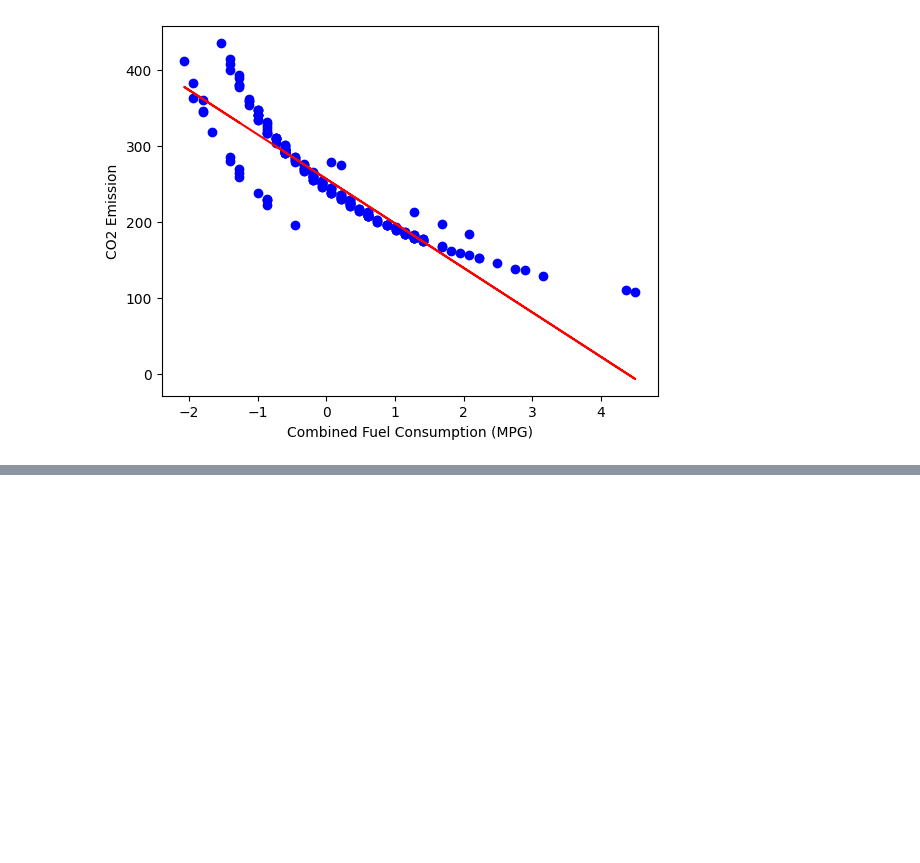
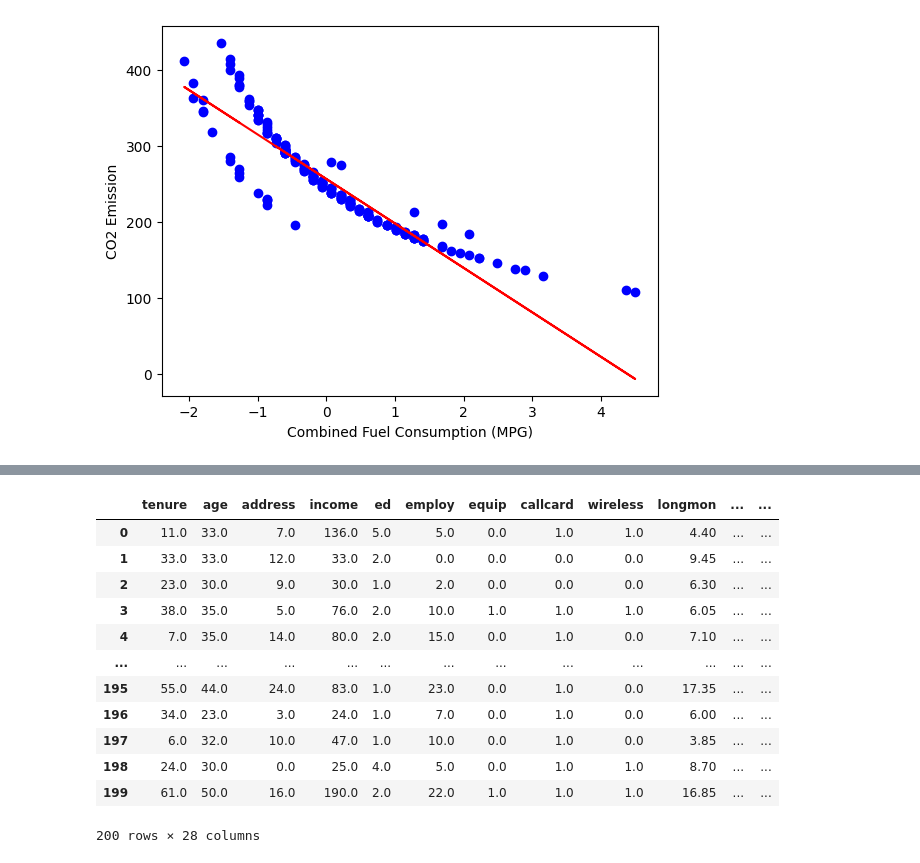
Before and after one commit to omarfaruqe/Machine_Learning, a Jupyter notebook: Regression.ipynb, the cells around one changed output, grey strips where cells are left out. Drawn from its saved outputs; the diff is of its cells as text; code cells hidden in the pictures; blank space fills up the shorter version.

```diff
--- a/Regression.ipynb
+++ b/Regression.ipynb
@@ -429,0 +465,22 @@ Text(0, 0.5, 'CO2 Emission')
+# %%
+# Load Data from URL
+
+# churn_df = pd.read_csv("ChurnData.csv")
+url = "https://cf-courses-data.s3.us.cloud-object-storage.appdomain.cloud/IBMDeveloperSkillsNetwork-ML0101EN-SkillsNetwork/labs/Module%203/data/ChurnData.csv"
+churn_df = pd.read_csv(url)
+
+churn_df
+# %% [output]
+|  | tenure | age | address | income | ed | employ | equip | callcard | wireless | longmon | ... | ... |
+| 0 | 11.0 | 33.0 | 7.0 | 136.0 | 5.0 | 5.0 | 0.0 | 1.0 | 1.0 | 4.40 | ... | ... |
+| 1 | 33.0 | 33.0 | 12.0 | 33.0 | 2.0 | 0.0 | 0.0 | 0.0 | 0.0 | 9.45 | ... | ... |
+| 2 | 23.0 | 30.0 | 9.0 | 30.0 | 1.0 | 2.0 | 0.0 | 0.0 | 0.0 | 6.30 | ... | ... |
+| 3 | 38.0 | 35.0 | 5.0 | 76.0 | 2.0 | 10.0 | 1.0 | 1.0 | 1.0 | 6.05 | ... | ... |
+| 4 | 7.0 | 35.0 | 14.0 | 80.0 | 2.0 | 15.0 | 0.0 | 1.0 | 0.0 | 7.10 | ... | ... |
+| ... | ... | ... | ... | ... | ... | ... | ... | ... | ... | ... | ... | ... |
+| 195 | 55.0 | 44.0 | 24.0 | 83.0 | 1.0 | 23.0 | 0.0 | 1.0 | 0.0 | 17.35 | ... | ... |
+| 196 | 34.0 | 23.0 | 3.0 | 24.0 | 1.0 | 7.0 | 0.0 | 1.0 | 0.0 | 6.00 | ... | ... |
+| 197 | 6.0 | 32.0 | 10.0 | 47.0 | 1.0 | 10.0 | 0.0 | 1.0 | 0.0 | 3.85 | ... | ... |
+| 198 | 24.0 | 30.0 | 0.0 | 25.0 | 4.0 | 5.0 | 0.0 | 1.0 | 1.0 | 8.70 | ... | ... |
+| 199 | 61.0 | 50.0 | 16.0 | 190.0 | 2.0 | 22.0 | 1.0 | 1.0 | 1.0 | 16.85 | ... | ... |
+200 rows × 28 columns
```
Also changed, not shown: parts of 29 cells of this notebook.
